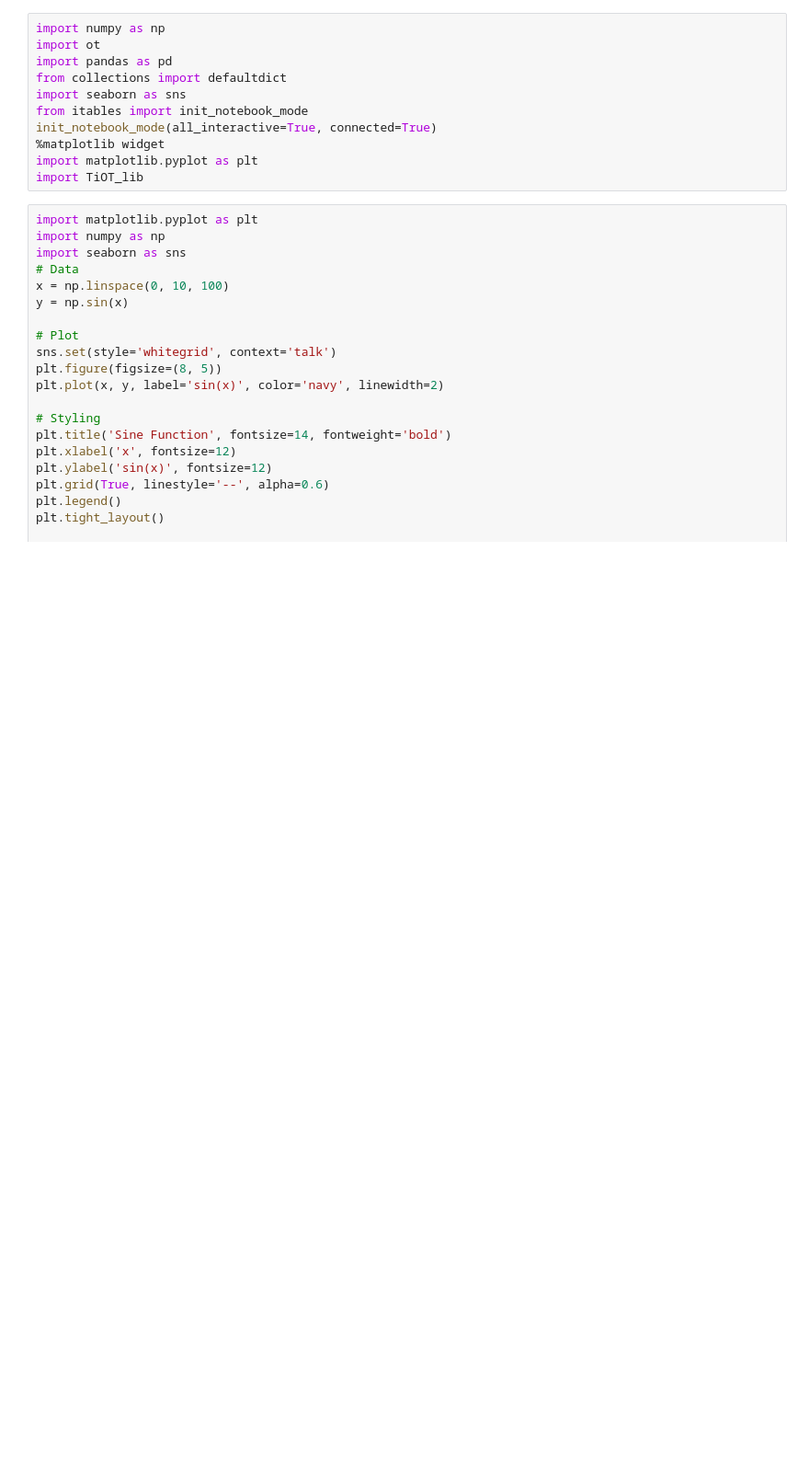
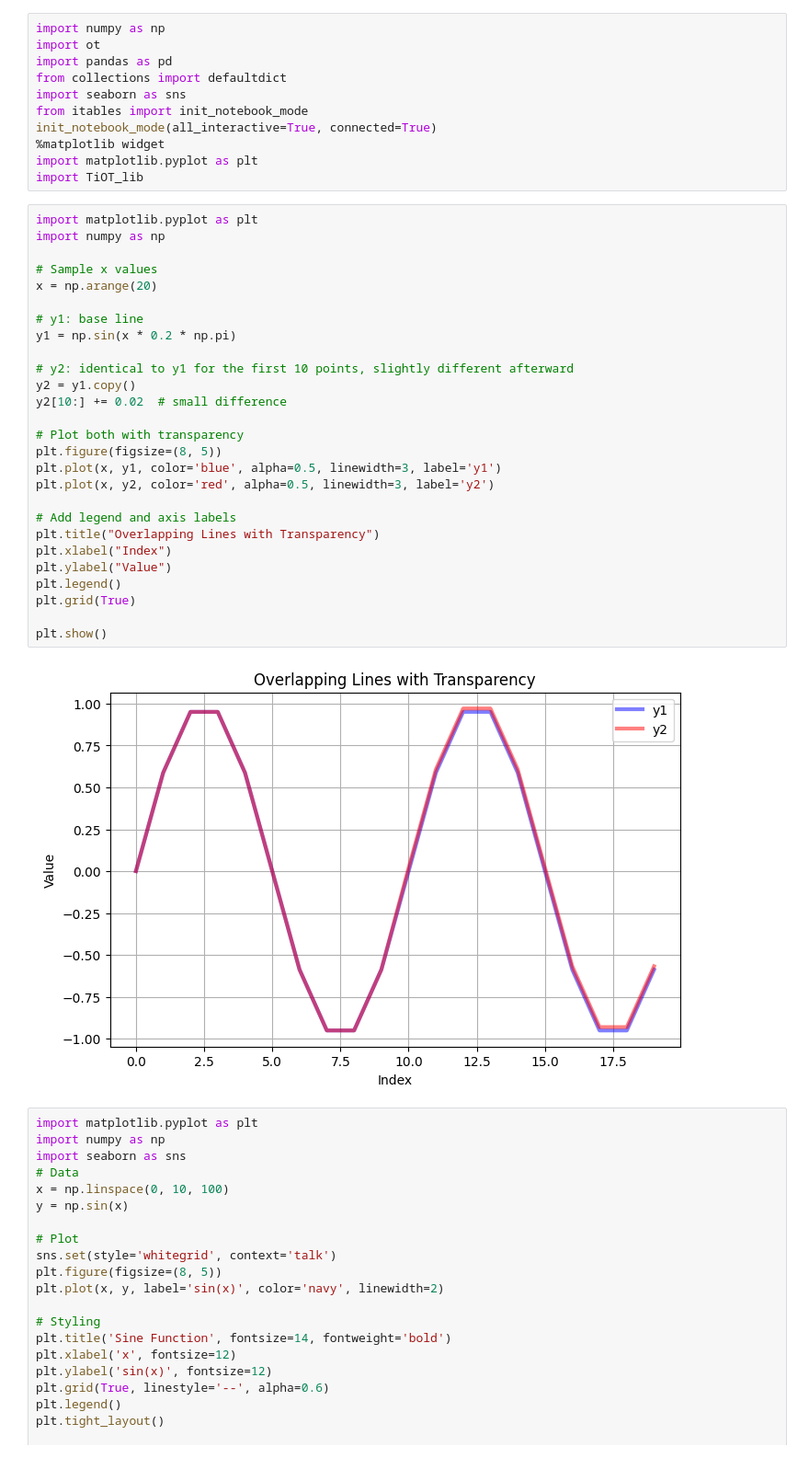
Before and after one commit to Thai-npd/TiOT-code, a Jupyter notebook: test.ipynb, the cells around one changed output. Shown: that part at 92% size. Drawn from its saved outputs; the diff is of its cells as text; blank space fills up the shorter version.

```diff
--- a/test.ipynb
+++ b/test.ipynb
@@ -9,6 +9,35 @@ init_notebook_mode(all_interactive=True, connected=True)
 %matplotlib widget
 import matplotlib.pyplot as plt
 import TiOT_lib
+# %%
+import matplotlib.pyplot as plt
+import numpy as np
+
+# Sample x values
+x = np.arange(20)
+
+# y1: base line
+y1 = np.sin(x * 0.2 * np.pi)
+
+# y2: identical to y1 for the first 10 points, slightly different afterward
+y2 = y1.copy()
+y2[10:] += 0.02  # small difference
+
+# Plot both with transparency
+plt.figure(figsize=(8, 5))
+plt.plot(x, y1, color='blue', alpha=0.5, linewidth=3, label='y1')
+plt.plot(x, y2, color='red', alpha=0.5, linewidth=3, label='y2')
+
+# Add legend and axis labels
+plt.title("Overlapping Lines with Transparency")
+plt.xlabel("Index")
+plt.ylabel("Value")
+plt.legend()
+plt.grid(True)
+
+plt.show()
+# %% [output]
+[figure, added]
 # %%
 import matplotlib.pyplot as plt
 import numpy as np
```
Also changed, not shown: 3 other files.
